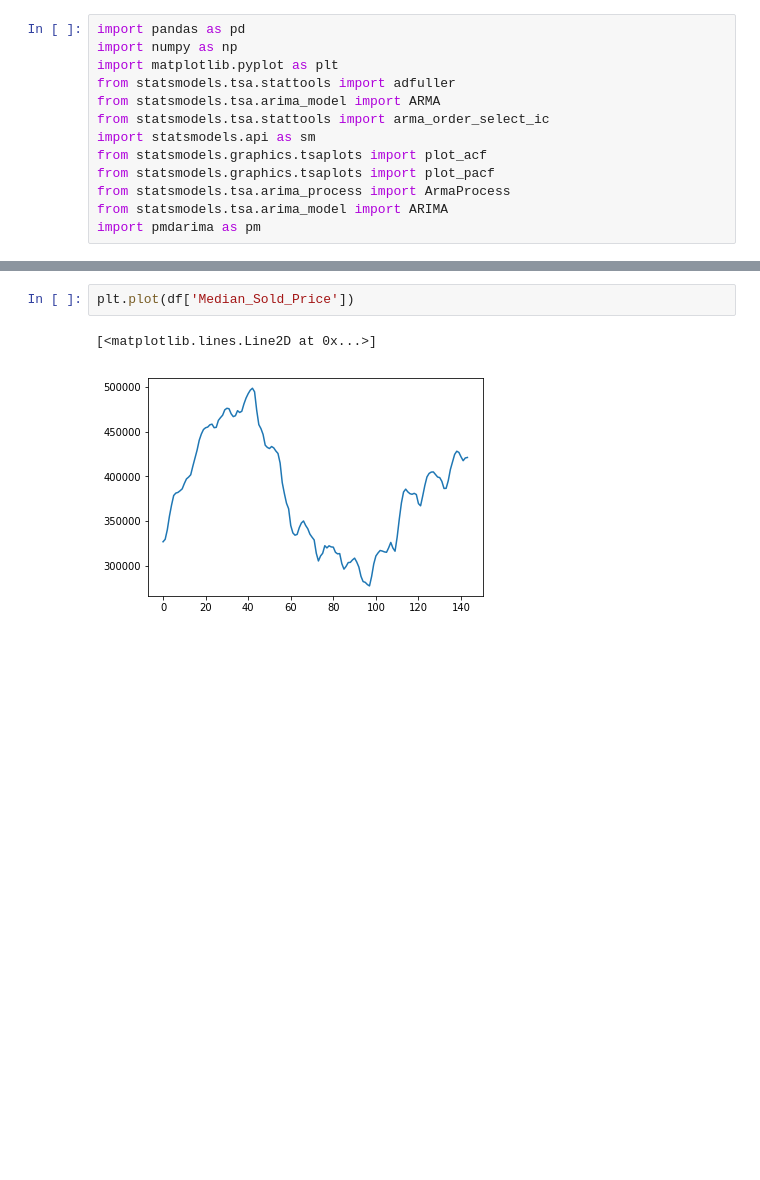
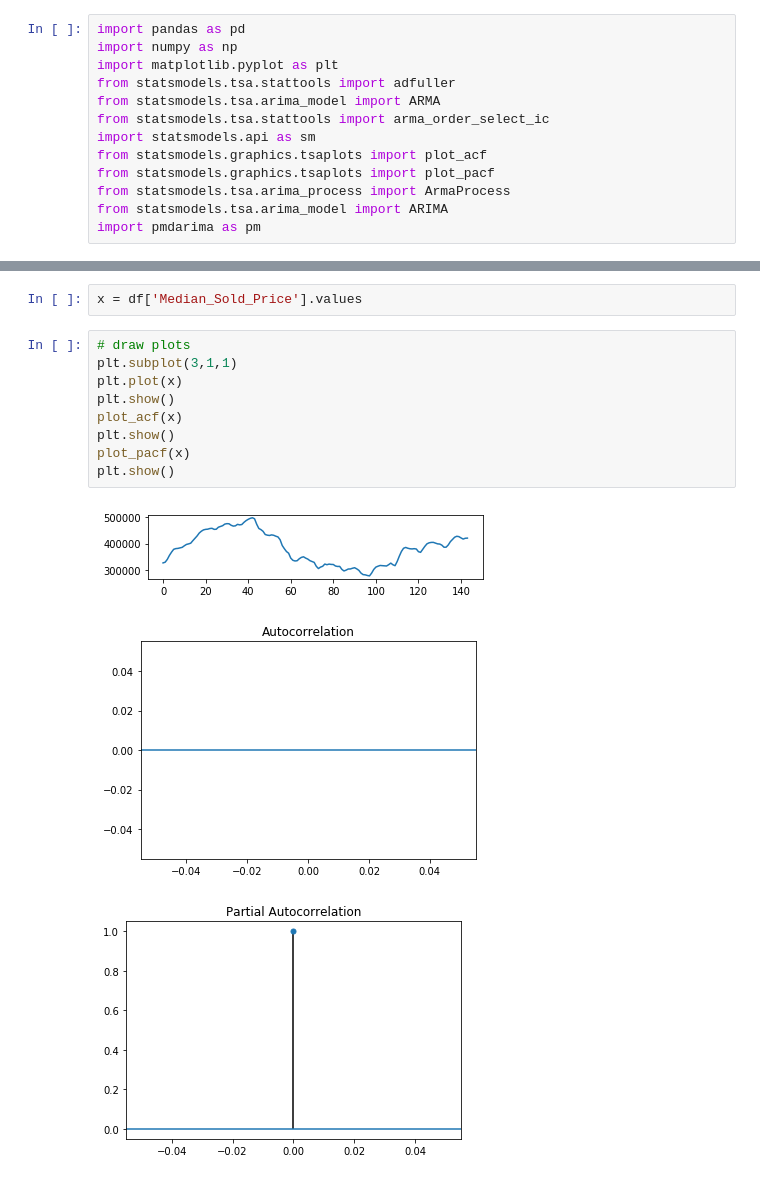
Before and after one commit to hannahlyon/ts-project, a Jupyter notebook: project.ipynb, the cells around one changed output, grey strips where cells are left out. Drawn from its saved outputs; the diff is of its cells as text; blank space fills up the shorter version.

Commit message:
line plot

```diff
--- a/project.ipynb
+++ b/project.ipynb
@@ -27,7 +27,17 @@ df.head()
 | 3 | 2004-04-30 | 355329.50 | 5.16 | 7.5 | NaN |
 | 4 | 2004-05-31 | 367818.15 | 5.64 | 7.3 | NaN |
 # %%
-plt.plot(df['Median_Sold_Price'])
+x = df['Median_Sold_Price'].values
-# %% [output]
-[<matplotlib.lines.Line2D at 0x...>]
-[figure, removed]
+# %%
+# draw plots
+plt.subplot(3,1,1)
+plt.plot(x)
+plt.show()
+plot_acf(x)
+plt.show()
+plot_pacf(x)
+plt.show()
+# %% [output]
+[figure, added]
+[figure, added]
+[figure, added]
```
Also changed, not shown: parts of 4 cells of this notebook.
